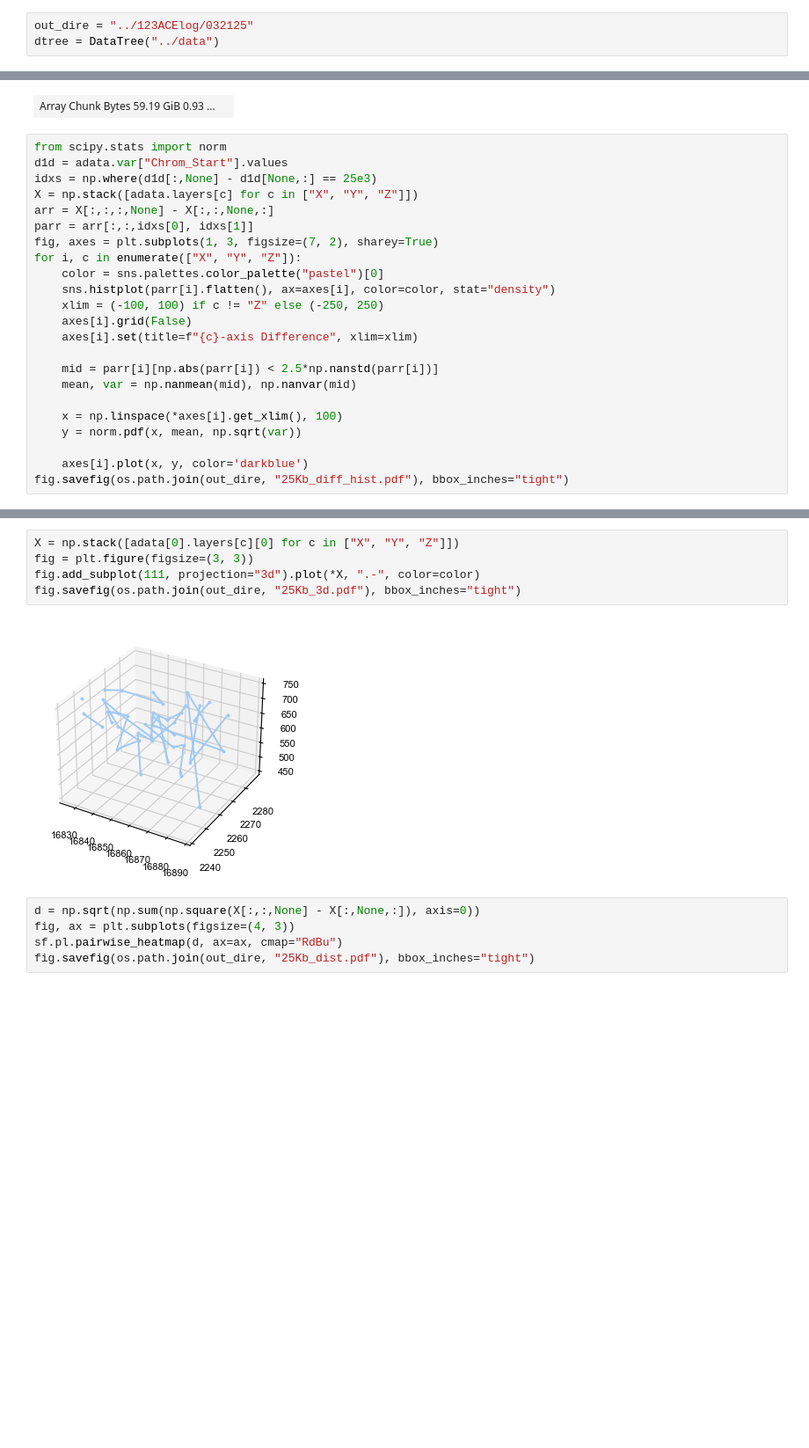
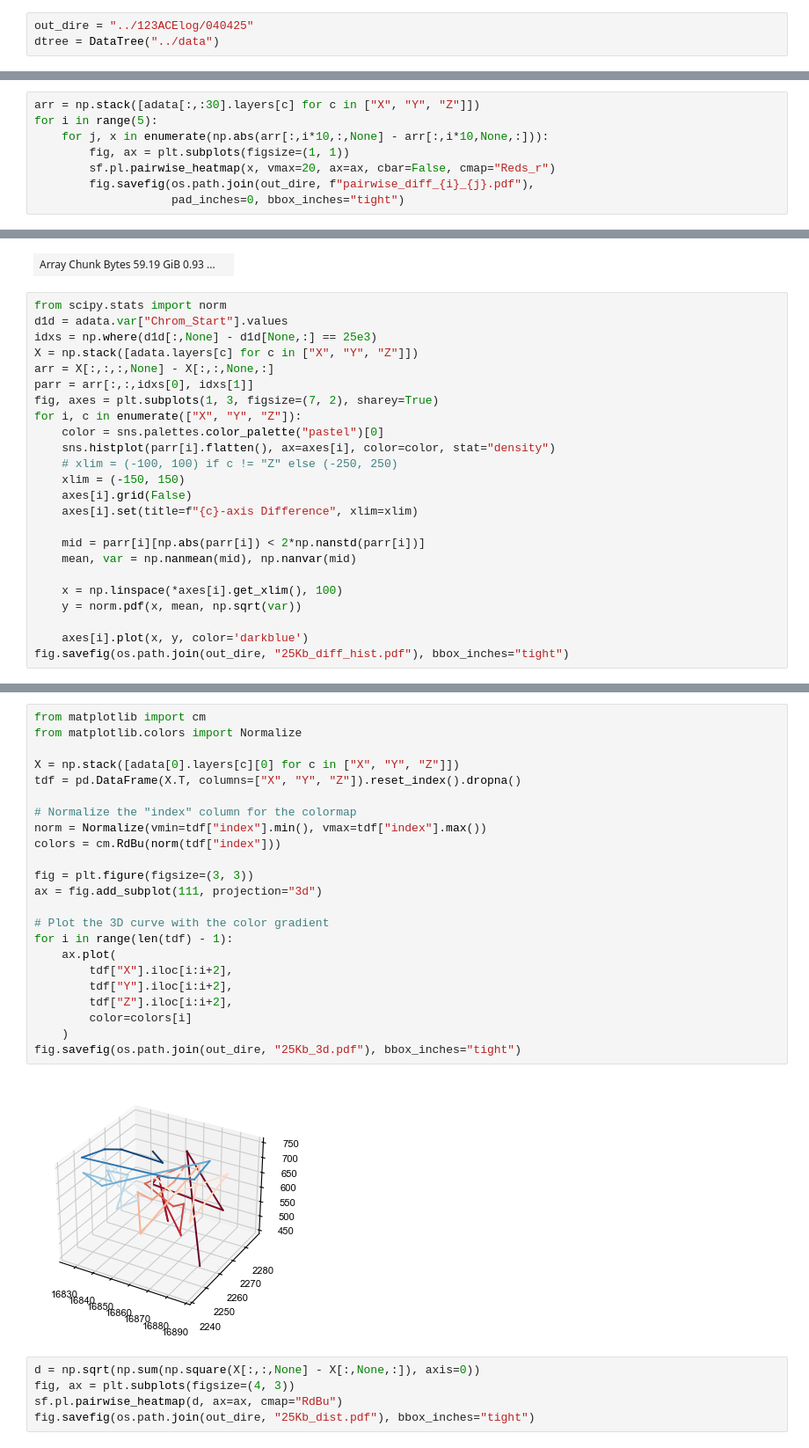
Before and after one commit to hyuyu104/ArcFISH, a Jupyter notebook: figures/0algorithm.ipynb, the cells around one changed output, grey strips where cells are left out. Shown at 88% size. Cells and saved outputs as stored; diff of their text form; blank space fills up the shorter version.

```diff
--- a/figures/0algorithm.ipynb
+++ b/figures/0algorithm.ipynb
@@ -16,7 +18,7 @@ importlib.reload(sf)
 %reload_ext autoreload
 %autoreload 2
 # %%
-out_dire = "../123ACElog/032125"
+out_dire = "../123ACElog/040425"
 dtree = DataTree("../data")
 # %%
 loader = sf.pp.FOF_CT_Loader({
@@ -41,3 +43,11 @@ for i, key in enumerate(["var_X", "var_Y", "var_Z"]):
 fig.savefig(os.path.join(out_dire, "varp_heatmap.pdf"), bbox_inches="tight")
 # %% [output]
 [figure]
+# %%
+arr = np.stack([adata[:,:30].layers[c] for c in ["X", "Y", "Z"]])
+for i in range(5):
+    for j, x in enumerate(np.abs(arr[:,i*10,:,None] - arr[:,i*10,None,:])):
+        fig, ax = plt.subplots(figsize=(1, 1))
+        sf.pl.pairwise_heatmap(x, vmax=20, ax=ax, cbar=False, cmap="Reds_r")
+        fig.savefig(os.path.join(out_dire, f"pairwise_diff_{i}_{j}.pdf"),
+                    pad_inches=0, bbox_inches="tight")
@@ -71,11 +95,12 @@ fig, axes = plt.subplots(1, 3, figsize=(7, 2), sharey=True)
 for i, c in enumerate(["X", "Y", "Z"]):
     color = sns.palettes.color_palette("pastel")[0]
     sns.histplot(parr[i].flatten(), ax=axes[i], color=color, stat="density")
-    xlim = (-100, 100) if c != "Z" else (-250, 250)
+    # xlim = (-100, 100) if c != "Z" else (-250, 250)
+    xlim = (-150, 150)
     axes[i].grid(False)
     axes[i].set(title=f"{c}-axis Difference", xlim=xlim)
 
-    mid = parr[i][np.abs(parr[i]) < 2.5*np.nanstd(parr[i])]
+    mid = parr[i][np.abs(parr[i]) < 2*np.nanstd(parr[i])]
     mean, var = np.nanmean(mid), np.nanvar(mid)
 
     x = np.linspace(*axes[i].get_xlim(), 100)
@@ -88,10 +113,28 @@ fig.savefig(os.path.join(out_dire, "25Kb_diff_hist.pdf"), bbox_inches="tight")
 # %%
+from matplotlib import cm
+from matplotlib.colors import Normalize
+
 X = np.stack([adata[0].layers[c][0] for c in ["X", "Y", "Z"]])
+tdf = pd.DataFrame(X.T, columns=["X", "Y", "Z"]).reset_index().dropna()
+
+# Normalize the "index" column for the colormap
+norm = Normalize(vmin=tdf["index"].min(), vmax=tdf["index"].max())
+colors = cm.RdBu(norm(tdf["index"]))
+
 fig = plt.figure(figsize=(3, 3))
-fig.add_subplot(111, projection="3d").plot(*X, ".-", color=color)
+ax = fig.add_subplot(111, projection="3d")
+
+# Plot the 3D curve with the color gradient
+for i in range(len(tdf) - 1):
+    ax.plot(
+        tdf["X"].iloc[i:i+2],
+        tdf["Y"].iloc[i:i+2],
+        tdf["Z"].iloc[i:i+2],
+        color=colors[i]
+    )
 fig.savefig(os.path.join(out_dire, "25Kb_3d.pdf"), bbox_inches="tight")
 # %% [output]
-[figure, old version]
+[figure, new version]
 # %%
 d = np.sqrt(np.sum(np.square(X[:,:,None] - X[:,None,:]), axis=0))
 fig, ax = plt.subplots(figsize=(4, 3))
```
Also changed, not shown: parts of 3 cells of this notebook, 4 other files.
